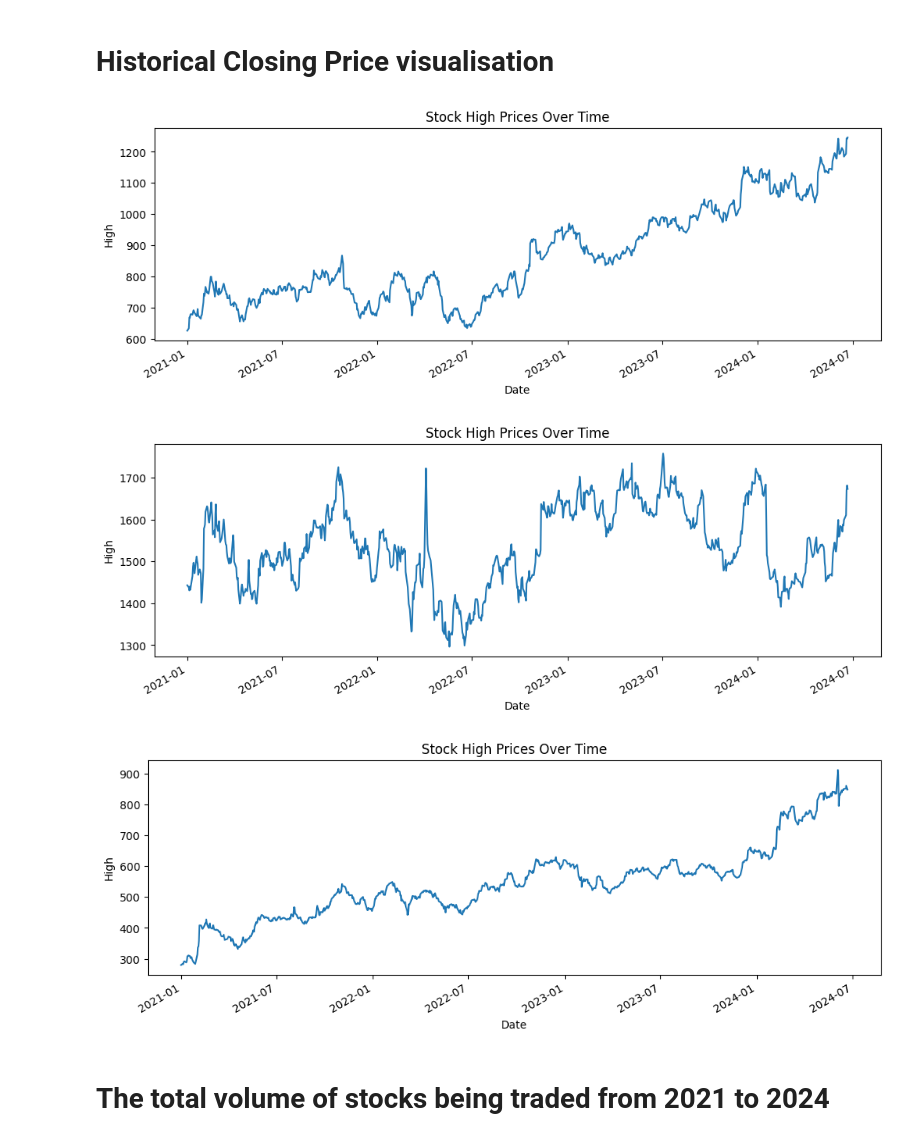
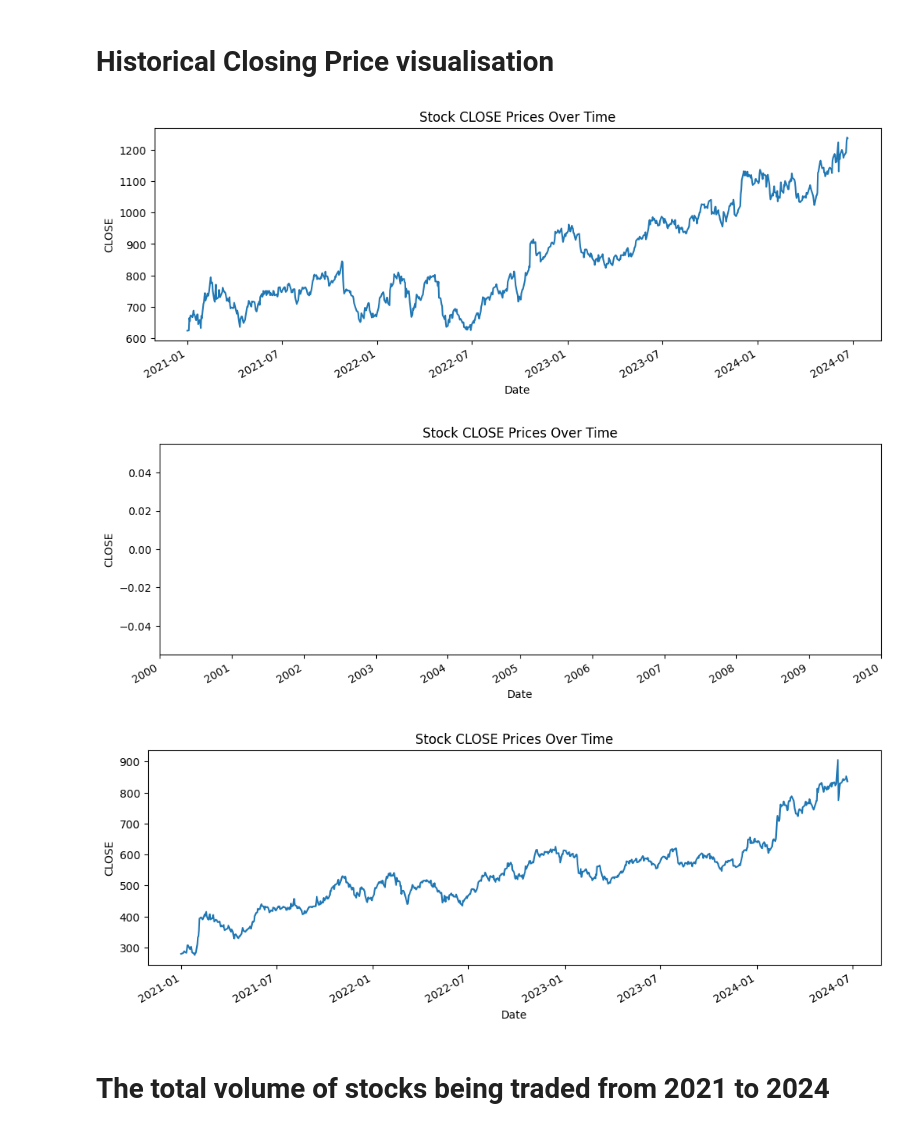
Before and after one commit to Ariyamandebnath/Stock-ipy, a Jupyter notebook: analysis/EDA.ipynb, the cells around one changed output. Drawn from its saved outputs; the diff is of its cells as text; code cells hidden in the pictures.

```diff
--- a/analysis/EDA.ipynb
+++ b/analysis/EDA.ipynb
@@ -262,47 +262,47 @@ memory usage: 100.9+ KB
 # %% [markdown]
 # Historical Closing Price visualisation
 # %%
-AXIS['DATE'] = pd.to_datetime(df['DATE'])
+AXIS['DATE'] = pd.to_datetime(AXIS['DATE'])
 AXIS.set_index('DATE', inplace=True)
 
 
-ax = AXIS["HIGH"].plot(figsize=(12, 4))
+ax = AXIS["CLOSE"].plot(figsize=(12, 4))
 ax.set_xlabel("Date")
-ax.set_ylabel("High")
-ax.set_title("Stock High Prices Over Time")
+ax.set_ylabel("CLOSE")
+ax.set_title("Stock CLOSE Prices Over Time")
 
 
 plt.show()
 # %% [output]
-[figure, old version]
+[figure, new version]
 # %%
-HDFC['DATE'] = pd.to_datetime(df['DATE'])
+HDFC['DATE'] = pd.to_datetime(HDFC['DATE'])
 HDFC.set_index('DATE', inplace=True)
 
 
-ax = HDFC["HIGH"].plot(figsize=(12, 4))
+ax = HDFC["CLOSE"].plot(figsize=(12, 4))
 ax.set_xlabel("Date")
-ax.set_ylabel("High")
-ax.set_title("Stock High Prices Over Time")
+ax.set_ylabel("CLOSE")
+ax.set_title("Stock CLOSE Prices Over Time")
 
 
 plt.show()
 # %% [output]
-[figure, old version]
+[figure, new version]
 # %%
-SBIN['DATE'] = pd.to_datetime(df['DATE'])
+SBIN['DATE'] = pd.to_datetime(SBIN['DATE'])
 SBIN.set_index('DATE', inplace=True)
 
 
-ax = SBIN["HIGH"].plot(figsize=(12, 4))
+ax = SBIN["CLOSE"].plot(figsize=(12, 4))
 ax.set_xlabel("Date")
-ax.set_ylabel("High")
-ax.set_title("Stock High Prices Over Time")
+ax.set_ylabel("CLOSE")
+ax.set_title("Stock CLOSE Prices Over Time")
 
 
 plt.show()
 # %% [output]
-[figure, old version]
+[figure, new version]
 # %% [markdown]
 # The total volume of stocks being traded from 2021 to 2024
 # %%
```
Also changed, not shown: parts of 36 cells of this notebook.
